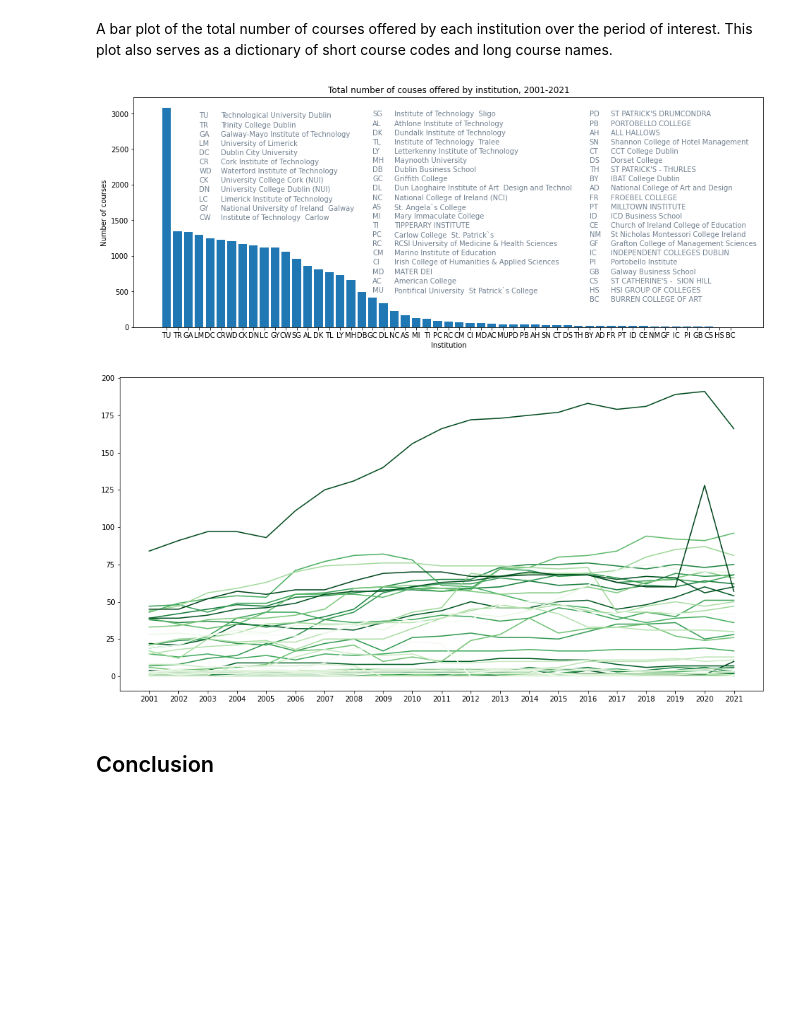
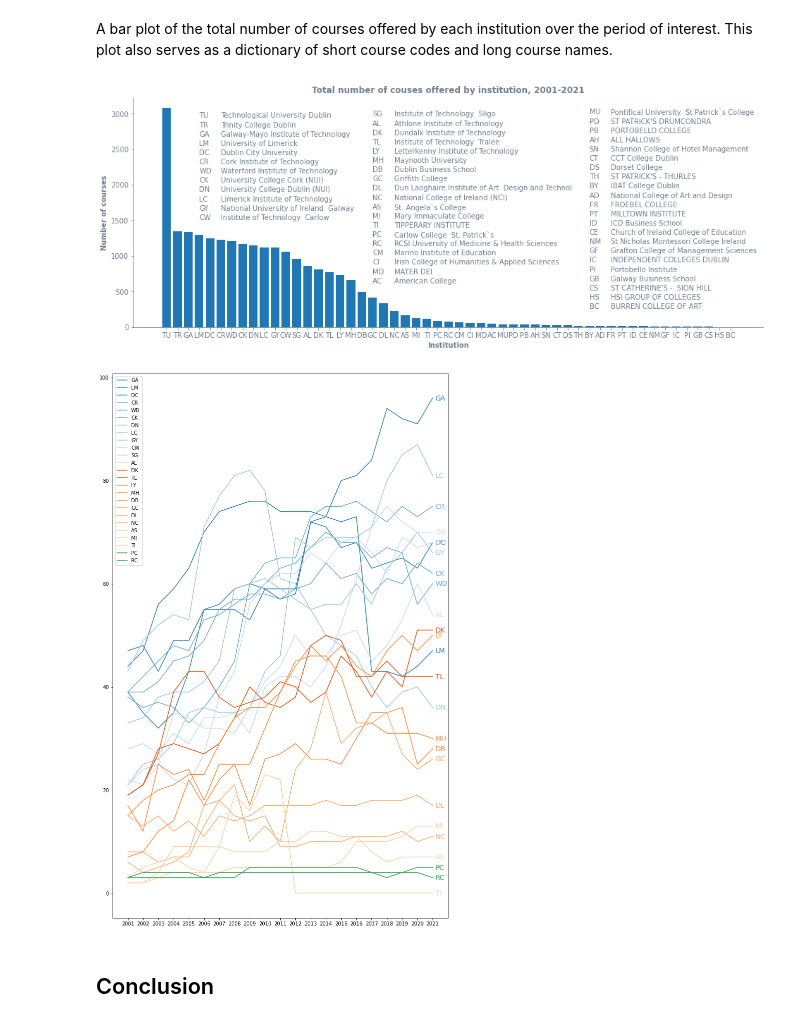
Before and after one commit to fod/fundamentals-data-analysis, a Jupyter notebook: cao.ipynb, the cells around one changed output. Drawn from its saved outputs; the diff is of its cells as text; code cells hidden in the pictures; blank space fills up the shorter version.

Commit message:
CAO courses line plots

```diff
--- a/cao.ipynb
+++ b/cao.ipynb
@@ -943,47 +943,66 @@ sums = counts.sum(axis=1).sort_values(ascending=False)
 with mpl.rc_context(rc={'figure.figsize':(16,6)}):
     fig, ax = plt.subplots()
     ax.bar(sums.index, sums)
-    ax.set_xlabel('Institution')
-    ax.set_ylabel('Number of courses')
-    ax.set_title('Total number of couses offered by institution, 2001-2021')
+    ax.set_xlabel('Institution', color='slategrey', fontweight='bold')
+    ax.set_ylabel('Number of courses', color='slategrey', fontweight='bold')
+    ax.set_title('Total number of couses offered by institution, 2001-2021', color='slategrey', fontweight='bold')
+    ax.tick_params(axis='both', colors='slategrey')
+    ax.spines['right'].set_visible(False)
+    ax.spines['top'].set_visible(False)
+    ax.spines['left'].set_color('slategrey')
+    ax.spines['bottom'].set_color('slategrey')
 
 
     plt.draw()
     ticklabels = ax.get_xticklabels(which='major')
 
-    #ax.text(29, 3000, "Top 20 institution names:", fontsize=14)
     col = 'slategrey'
     for i in range(12):
         code = ticklabels[i].get_text()
         ax.text(3, 0 - i * 130 + 3020,  ticklabels[i].get_text(), ha='left', va='top', color=col)
         ax.text(5, 0 - i * 130 + 3020,  inst_dict[code], ha='left', va='top', color=col)
 
-    for i in range(12,32):
+    for i in range(12,31):
         code = ticklabels[i].get_text()
         ax.text(19, 0 - i * 130 + 4600,  ticklabels[i].get_text(), ha='left', va='top', color=col)
         ax.text(21, 0 - i * 130 + 4600,  inst_dict[code], ha='left', va='top', color=col)
 
-    for i in range(32,53):
+    for i in range(31,53):
         code = ticklabels[i].get_text()
-        ax.text(39, 0 - i * 130 + 7200,  ticklabels[i].get_text(), ha='left', va='top', color=col)
-        ax.text(41, 0 - i * 130 + 7200,  inst_dict[code], ha='left', va='top', color=col)
+        ax.text(39, 0 - i * 130 + 7100,  ticklabels[i].get_text(), ha='left', va='top', color=col)
+        ax.text(41, 0 - i * 130 + 7100,  inst_dict[code], ha='left', va='top', color=col)
 
 
     plt.show()
 # %% [output]
-[figure, old version]
+[figure, new version]
 # %%
-with mpl.rc_context(rc={'figure.figsize': (16,8)}):
+# Sort the course counts by total number of courses
+counts_bysize = counts.reindex(sums.index)
+
+# Plot number of courses
+with mpl.rc_context(rc={'figure.figsize': (12,20)}):
     fig, ax = plt.subplots()
-    d = np.asarray(counts).T
-    l = np.asarray(counts.index)
 
+    data = np.asarray(counts_bysize).T
+    labels = np.asarray(counts_bysize.index)
 
-    ax.set_prop_cycle(plt.cycler('color', plt.cm.Greens_r(np.linspace(0, 1, 50))))
-    plt.plot(years, d)
+    #data = np.delete(data, [0,1], 1)
+    #labels = np.delete(labels, [0,1])
+    # Colour the lines
+    ax.set_prop_cycle(plt.cycler('color', plt.cm.tab20c(np.linspace(0, 1, 57))))
 
-    #plt.legend(l[:20])
+    plt.plot(years, data[:,2:27])
+    plt.legend(labels[2:27])
+
+    # Annotate the lines
+    for line, name in zip(ax.lines, labels[2:27]):
+        y = line.get_ydata()[-1]
+        ax.annotate(name, xy=(1,y), xytext=(-25,0), color=line.get_color(),
+            xycoords = ax.get_yaxis_transform(), textcoords="offset points",
+            size=14, va="center")
+
     plt.show()
 # %% [output]
-[figure, old version]
+[figure, new version]
 # %% [markdown]
```
